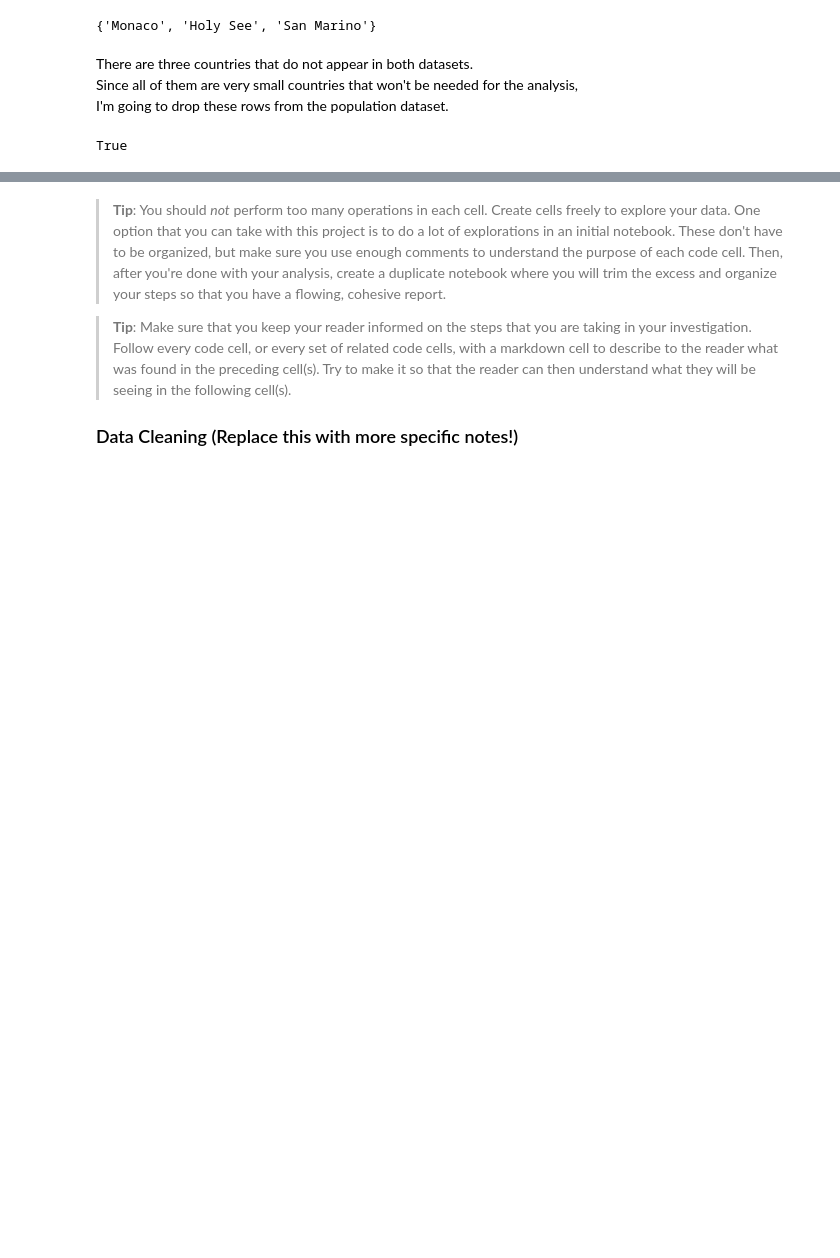
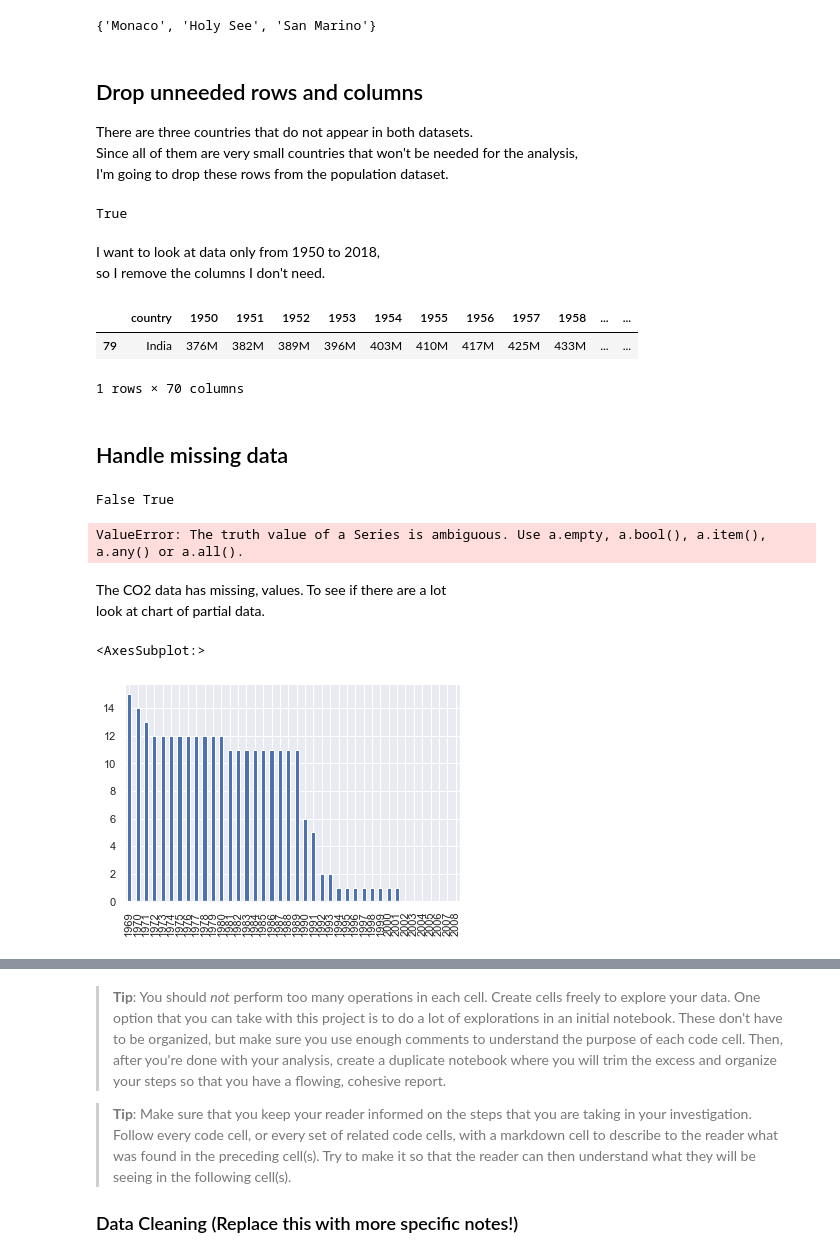
Before and after one commit to tabby42/gapminder_project, a Jupyter notebook: investigate-a-dataset-template.ipynb, the cells around one changed output, grey strips where cells are left out. Cells and saved outputs as stored; diff of their text form; code cells hidden in the pictures; blank space fills up the shorter version.

Commit message:
inspect and wrangle data

```diff
--- a/investigate-a-dataset-template.ipynb
+++ b/investigate-a-dataset-template.ipynb
@@ -94,6 +92,8 @@ print(pop_countries.difference(co2_countries))
 194
 {'Monaco', 'Holy See', 'San Marino'}
 # %% [markdown]
+## Drop unneeded rows and columns
+
 There are three countries that do not appear in both datasets.\
 Since all of them are very small countries that won't be needed for the analysis,\
 I'm going to drop these rows from the population dataset.
@@ -112,0 +110,37 @@ True
+# %% [markdown]
+I want to look at data only from 1950 to 2018,\
+so I remove the columns I don't need.
+# %%
+# drop data from 1800 to 1949 from both datasets
+pop.drop(pop.loc[:, '1800':'1949'], axis=1, inplace=True)
+co2.drop(co2.loc[:, '1800':'1949'], axis=1, inplace=True)
+
+#drop data after 2018 from population
+pop.drop(pop.loc[:, '2019':], axis=1, inplace=True)
+# %%
+pop.query('country == "India"')
+# %% [output]
+|  | country | 1950 | 1951 | 1952 | 1953 | 1954 | 1955 | 1956 | 1957 | 1958 | ... | ... |
+| 79 | India | 376M | 382M | 389M | 396M | 403M | 410M | 417M | 425M | 433M | ... | ... |
+1 rows × 70 columns
+# %% [markdown]
+## Handle missing data
+# %%
+#check for NaN values
+missing_pop = pop.isna().sum().any()
+missing_co2 = co2.isna().sum().any()
+print(missing_pop, missing_co2)
+
+co2['missing'] = co2.apply(lambda x: True if co2.isna().sum() != 0 else False)
+print(co2.head())
+# %% [output]
+False True
+ValueError: The truth value of a Series is ambiguous. Use a.empty, a.bool(), a.item(), a.any() or a.all().
+# %% [markdown]
+The CO2 data has missing, values. To see if there are a lot\
+look at chart of partial data.
+# %%
+co2.iloc[:, 20:60].isna().sum().plot(kind='bar')
+# %% [output]
+<AxesSubplot:>
+[figure, added]
```
Also changed, not shown: parts of 7 cells of this notebook.
